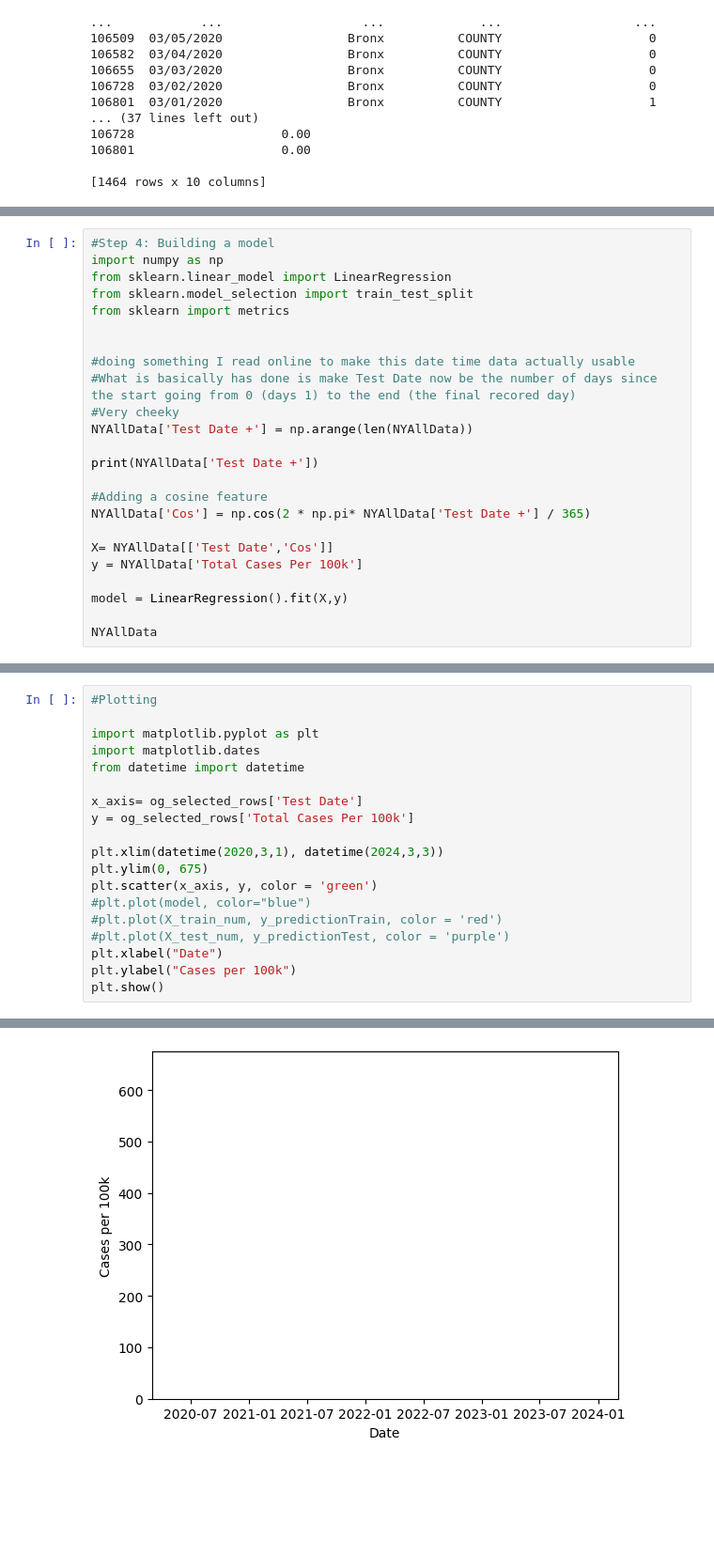
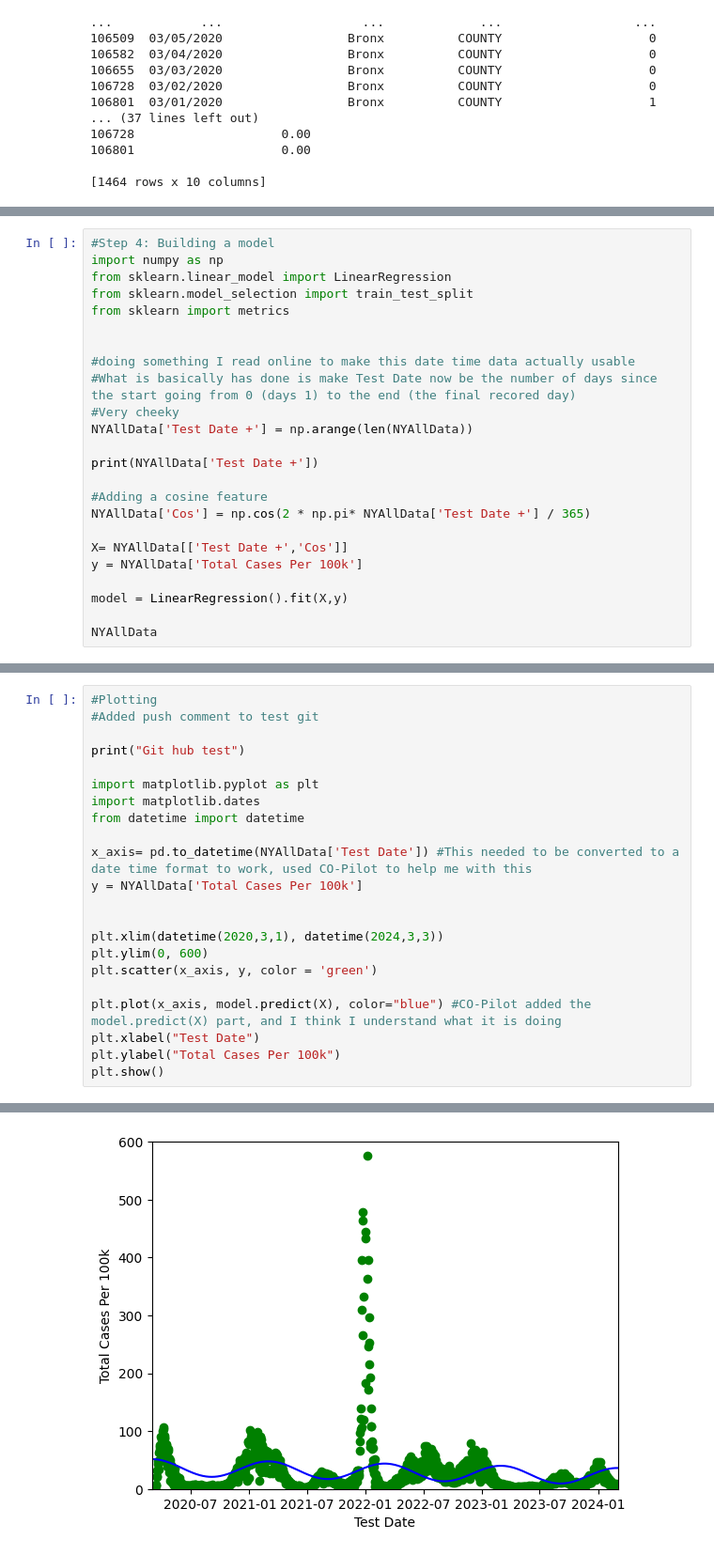
Before and after one commit to Deacon-Code/COVID-19-Model, a Jupyter notebook: Cylical_Model_NewYork.ipynb, the cells around one changed output, grey strips where cells are left out. Shown: that part at 94% size. Drawn from its saved outputs; the diff is of its cells as text; blank space fills up the shorter version.

```diff
--- a/Cylical_Model_NewYork.ipynb
+++ b/Cylical_Model_NewYork.ipynb
@@ -89,7 +89,7 @@ print(NYAllData['Test Date +'])
 #Adding a cosine feature
 NYAllData['Cos'] = np.cos(2 * np.pi* NYAllData['Test Date +'] / 365)
 
-X= NYAllData[['Test Date','Cos']]
+X= NYAllData[['Test Date +','Cos']]
 y = NYAllData['Total Cases Per 100k']
 
 model = LinearRegression().fit(X,y)
@@ -133,21 +133,24 @@ See the caveats in the documentation: https://pandas.pydata.org/pandas-docs/stab
 1464 rows × 12 columns
 # %%
 #Plotting
+#Added push comment to test git
+
+print("Git hub test")
 
 import matplotlib.pyplot as plt
 import matplotlib.dates
 from datetime import datetime
 
-x_axis= og_selected_rows['Test Date']
-y = og_selected_rows['Total Cases Per 100k']
+x_axis= pd.to_datetime(NYAllData['Test Date']) #This needed to be converted to a date time format to work, used CO-Pilot to help me with this
+y = NYAllData['Total Cases Per 100k']
+
 
 plt.xlim(datetime(2020,3,1), datetime(2024,3,3))
-plt.ylim(0, 675)
+plt.ylim(0, 600)
 plt.scatter(x_axis, y, color = 'green')
-#plt.plot(model, color="blue")
-#plt.plot(X_train_num, y_predictionTrain, color = 'red')
-#plt.plot(X_test_num, y_predictionTest, color = 'purple')
-plt.xlabel("Date")
-plt.ylabel("Cases per 100k")
+
+plt.plot(x_axis, model.predict(X), color="blue") #CO-Pilot added the model.predict(X) part, and I think I understand what it is doing
+plt.xlabel("Test Date")
+plt.ylabel("Total Cases Per 100k")
 plt.show()
 # %% [output]
@@ -154 +158 @@ plt.show()
-[figure, old version]
+[figure, new version]
```
Also changed, not shown: parts of 3 cells of this notebook, 5 other files.
